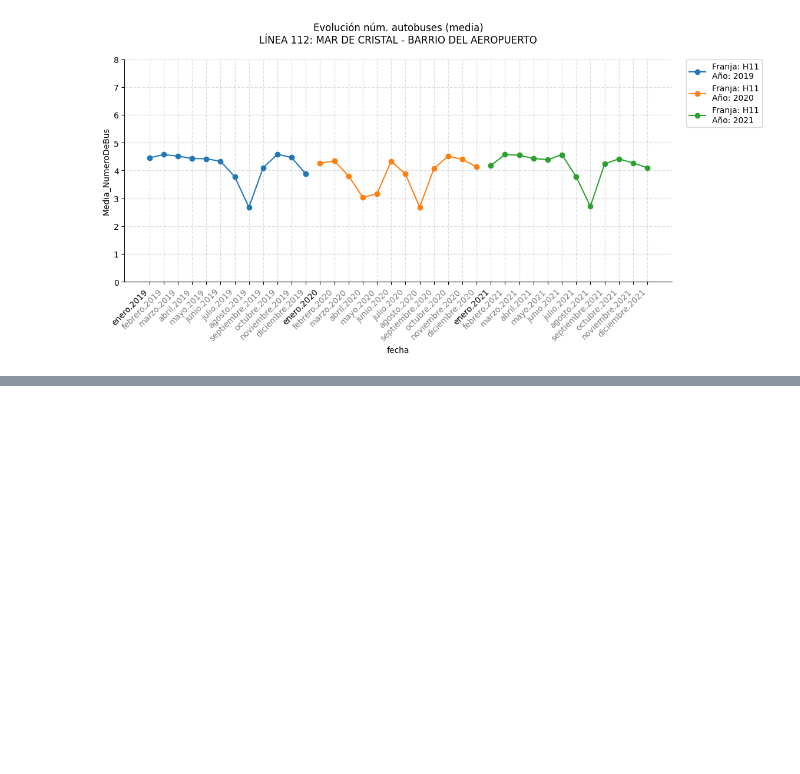
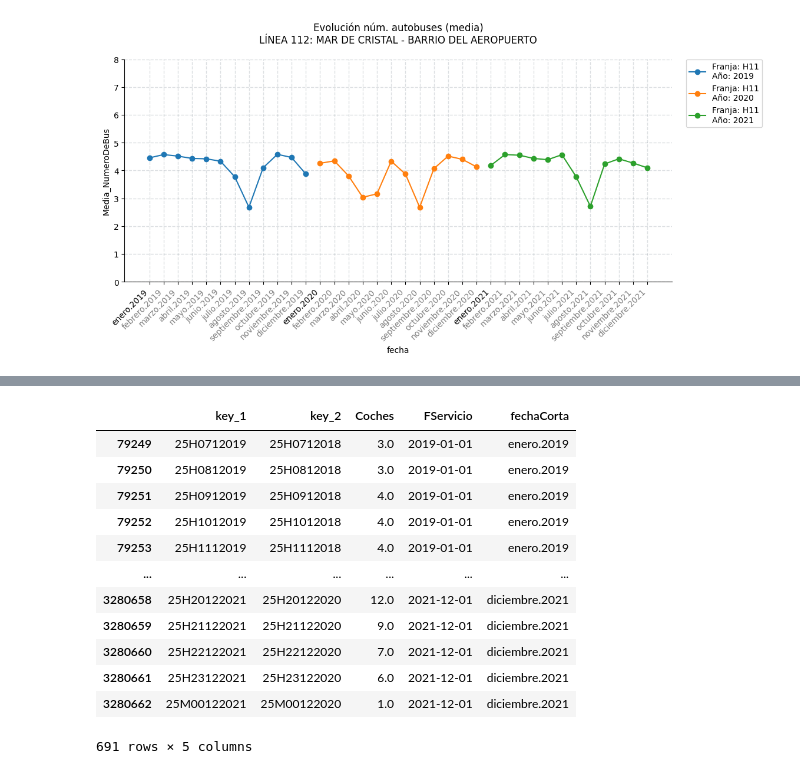
Before and after one commit to nacholopex/emt_madrid, a Jupyter notebook: 2022_emt_evolucion.ipynb, the cells around one changed output, grey strips where cells are left out. Saved outputs shown, nothing was run; the diff lists cells and outputs as text; code cells hidden in the pictures; blank space fills up the shorter version.

```diff
--- a/2022_emt_evolucion.ipynb
+++ b/2022_emt_evolucion.ipynb
@@ -237,0 +248,16 @@ for linea in lineas:
+# %%
+tmp2
+# %% [output]
+|  | key_1 | key_2 | Coches | FServicio | fechaCorta |
+| 79249 | 25H0712019 | 25H0712018 | 3.0 | 2019-01-01 | enero.2019 |
+| 79250 | 25H0812019 | 25H0812018 | 3.0 | 2019-01-01 | enero.2019 |
+| 79251 | 25H0912019 | 25H0912018 | 4.0 | 2019-01-01 | enero.2019 |
+| 79252 | 25H1012019 | 25H1012018 | 4.0 | 2019-01-01 | enero.2019 |
+| 79253 | 25H1112019 | 25H1112018 | 4.0 | 2019-01-01 | enero.2019 |
+| ... | ... | ... | ... | ... | ... |
+| 3280658 | 25H20122021 | 25H20122020 | 12.0 | 2021-12-01 | diciembre.2021 |
+| 3280659 | 25H21122021 | 25H21122020 | 9.0 | 2021-12-01 | diciembre.2021 |
+| 3280660 | 25H22122021 | 25H22122020 | 7.0 | 2021-12-01 | diciembre.2021 |
+| 3280661 | 25H23122021 | 25H23122020 | 6.0 | 2021-12-01 | diciembre.2021 |
+| 3280662 | 25M00122021 | 25M00122020 | 1.0 | 2021-12-01 | diciembre.2021 |
+691 rows × 5 columns
```
Also changed, not shown: parts of 14 cells of this notebook, 1 other file.
